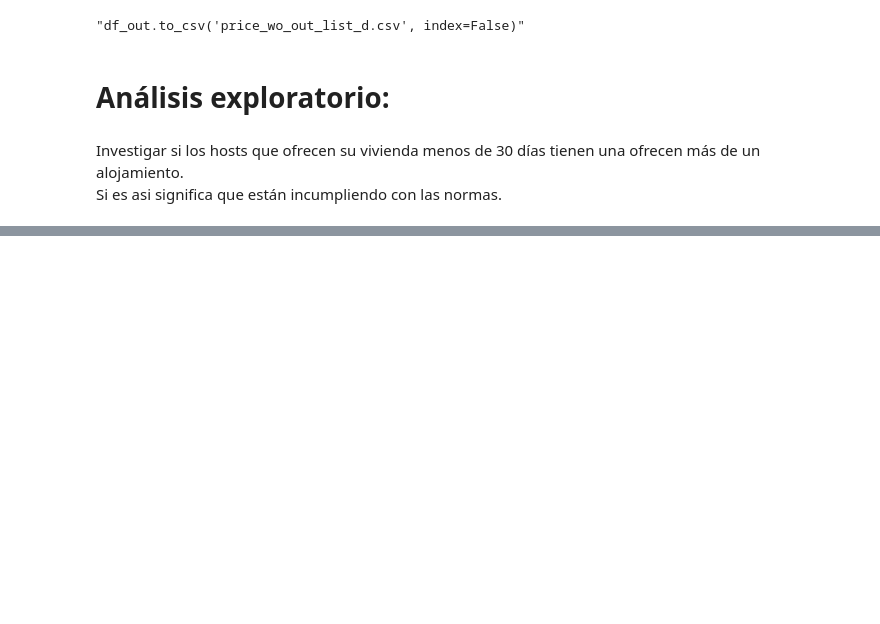
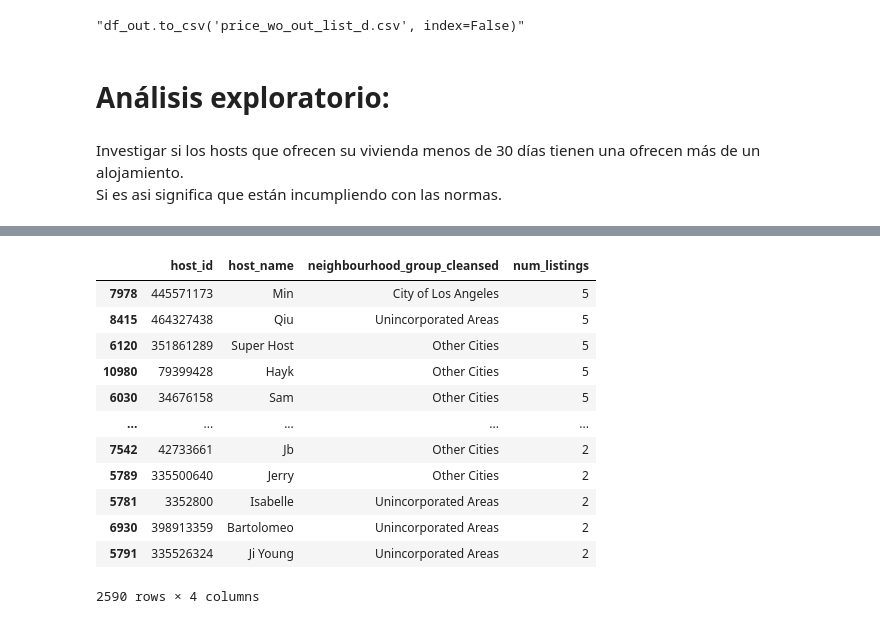
Before and after one commit to bravovielisa/LosAngeles_airbnb, a Jupyter notebook: Los_Angeles_airbnb.ipynb, the cells around one changed output, grey strips where cells are left out. Cells and saved outputs as stored; diff of their text form; code cells hidden in the pictures; blank space fills up the shorter version.

```diff
--- a/Los_Angeles_airbnb.ipynb
+++ b/Los_Angeles_airbnb.ipynb
@@ -368,0 +388,17 @@ Si es asi significa que están incumpliendo con las normas.
+# %%
+host_listings = df_30.groupby(['host_id', 'host_name','neighbourhood_group_cleansed']).size().reset_index(name='num_listings').sort_values(by=['num_listings'], ascending=False)
+host_listings[(host_listings['num_listings']>1) & (host_listings['num_listings']<=5)]
+# %% [output]
+|  | host_id | host_name | neighbourhood_group_cleansed | num_listings |
+| 7978 | 445571173 | Min | City of Los Angeles | 5 |
+| 8415 | 464327438 | Qiu | Unincorporated Areas | 5 |
+| 6120 | 351861289 | Super Host | Other Cities | 5 |
+| 10980 | 79399428 | Hayk | Other Cities | 5 |
+| 6030 | 34676158 | Sam | Other Cities | 5 |
+| ... | ... | ... | ... | ... |
+| 7542 | 42733661 | Jb | Other Cities | 2 |
+| 5789 | 335500640 | Jerry | Other Cities | 2 |
+| 5781 | 3352800 | Isabelle | Unincorporated Areas | 2 |
+| 6930 | 398913359 | Bartolomeo | Unincorporated Areas | 2 |
+| 5791 | 335526324 | Ji Young | Unincorporated Areas | 2 |
+2590 rows × 4 columns
```
Also changed, not shown: parts of 9 cells of this notebook, 1 other file.
